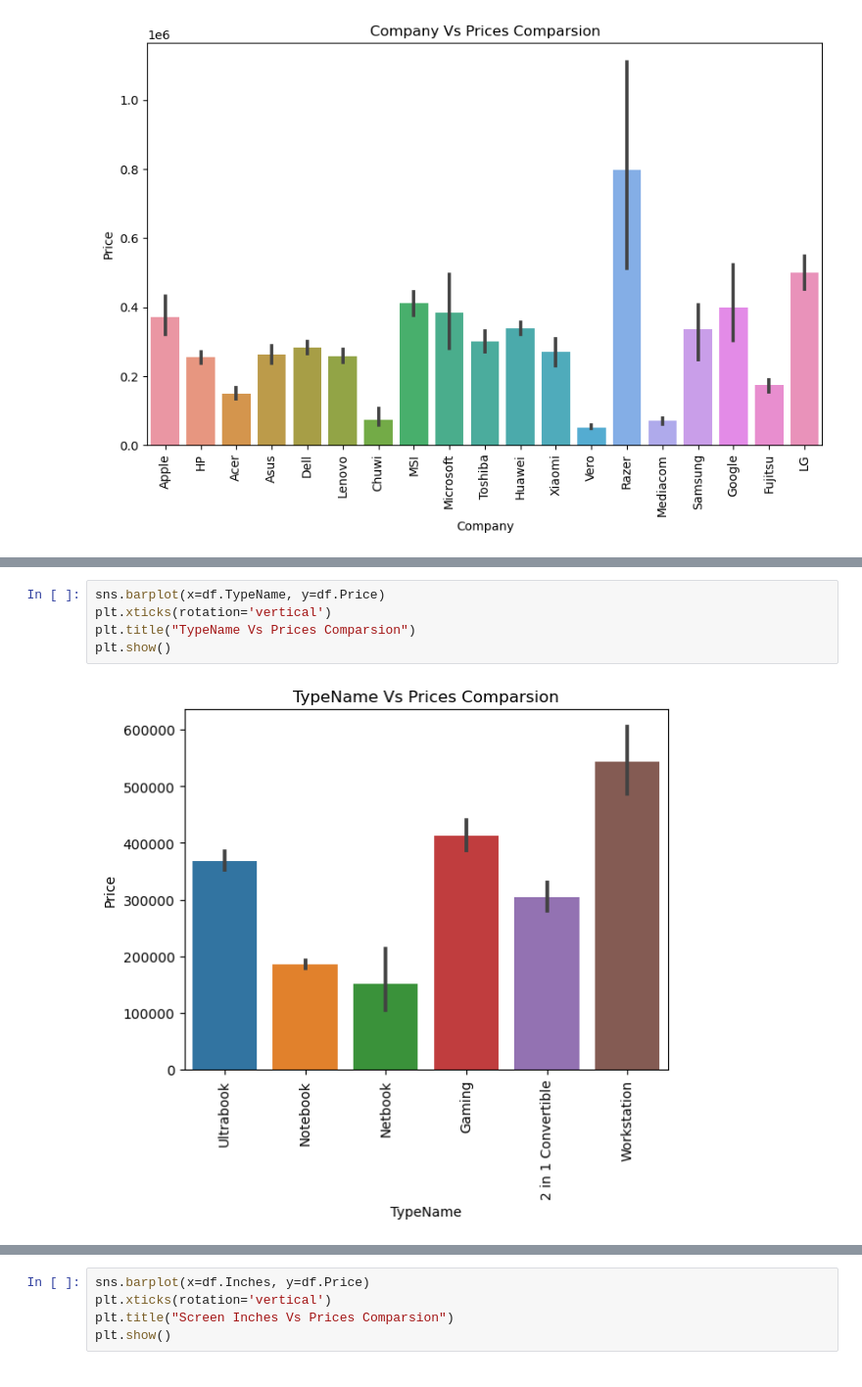
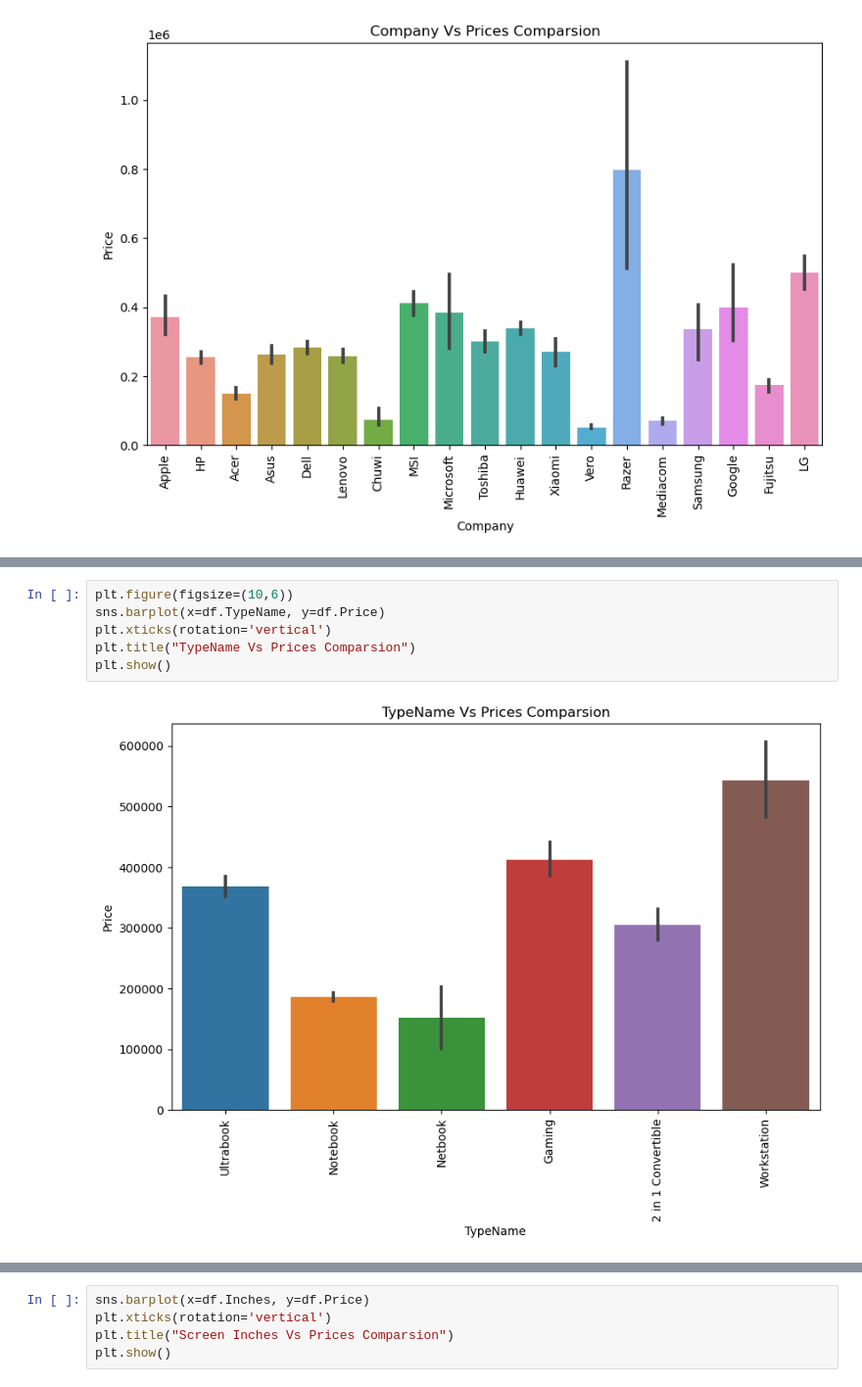
Before and after one commit to Sialsanwal/Data-Science, a Jupyter notebook: Laptop Price/Exploratory Data Analysis (EDA).ipynb, the cells around one changed output, grey strips where cells are left out. Shown at 98% size. Cells and saved outputs as stored; diff of their text form.

```diff
--- a/Laptop Price/Exploratory Data Analysis (EDA).ipynb
+++ b/Laptop Price/Exploratory Data Analysis (EDA).ipynb
@@ -143,7 +143,8 @@ plt.show()
 # %%
+plt.figure(figsize=(10,6))
 sns.barplot(x=df.TypeName, y=df.Price)
 plt.xticks(rotation='vertical')
 plt.title("TypeName Vs Prices Comparsion")
 plt.show()
 # %% [output]
-[figure, old version]
+[figure, new version]
```
Also changed, not shown: parts of 15 cells of this notebook.
